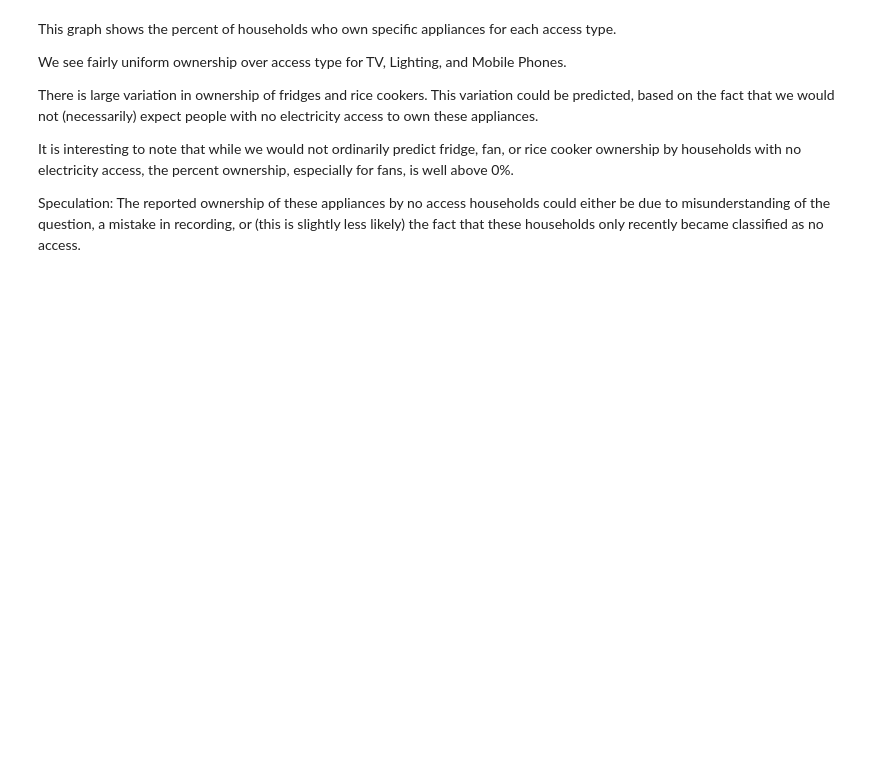
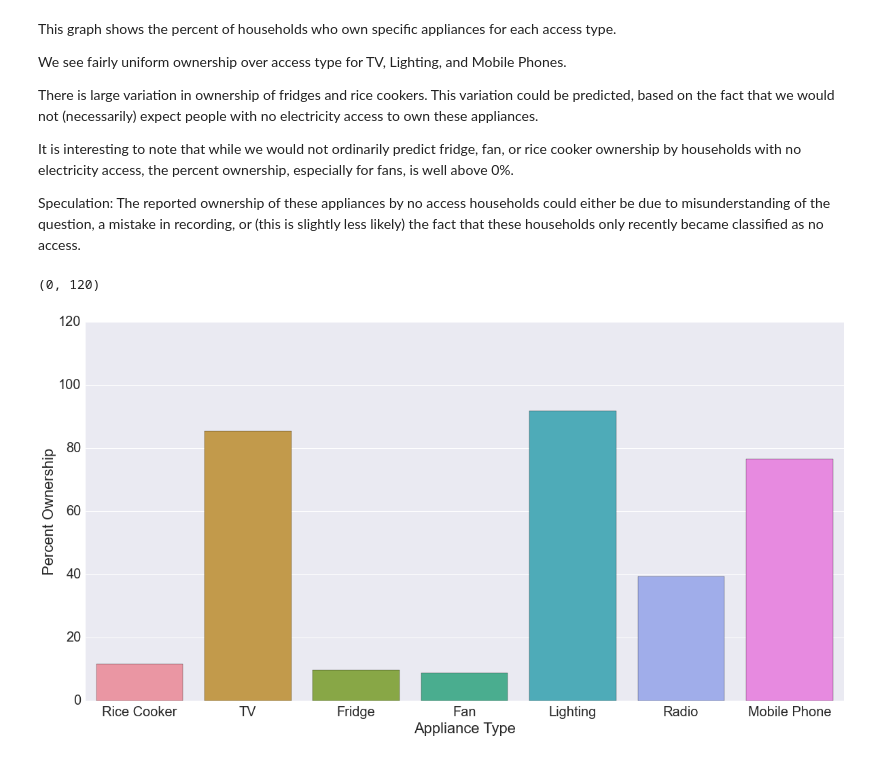
Before and after one commit to fionahz/sentani-labbook, a Jupyter notebook: 2015-08-03_Percent_Appliance_Ownership_by_Access_Type.ipynb, the cells around one changed output. Saved outputs shown, nothing was run; the diff lists cells and outputs as text; code cells hidden in the pictures; blank space fills up the shorter version.

```diff
--- a/2015-08-03_Percent_Appliance_Ownership_by_Access_Type.ipynb
+++ b/2015-08-03_Percent_Appliance_Ownership_by_Access_Type.ipynb
@@ -109,3 +127,22 @@ There is large variation in ownership of fridges and rice cookers.  This variati
 It is interesting to note that while we would not ordinarily predict fridge, fan, or rice cooker ownership by households with no electricity access, the percent ownership, especially for fans, is well above 0%.
 
 Speculation:  The reported ownership of these appliances by no access households could either be due to misunderstanding of the question, a mistake in recording, or (this is slightly less likely) the fact that these households only recently became classified as no access.
+# %%
+sns.set(font_scale = 2)
+
+fig_size = plt.rcParams["figure.figsize"]
+fig_size[0] = 20
+fig_size[1] = 10
+plt.rcParams["figure.figsize"] = fig_size
+
+fig, ax = plt.subplots()
+
+ax = sns.barplot(x="appliance", y="percent_ownership", data=pao_df, ci = None)
+
+#ax.set_xticklabels(app_name_ls)
+ax.set(xlabel='Appliance Type', ylabel='Percent Ownership')
+
+plt.ylim(0,120)
+# %% [output]
+(0, 120)
+[figure, added]
```
Also changed, not shown: parts of 1 cell of this notebook, 8 other files.
